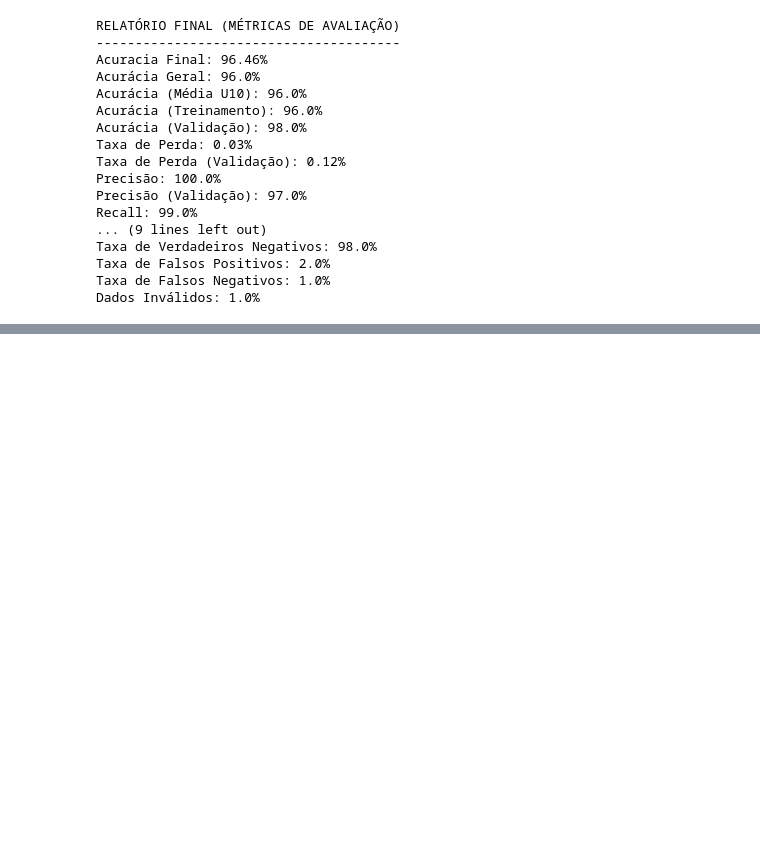
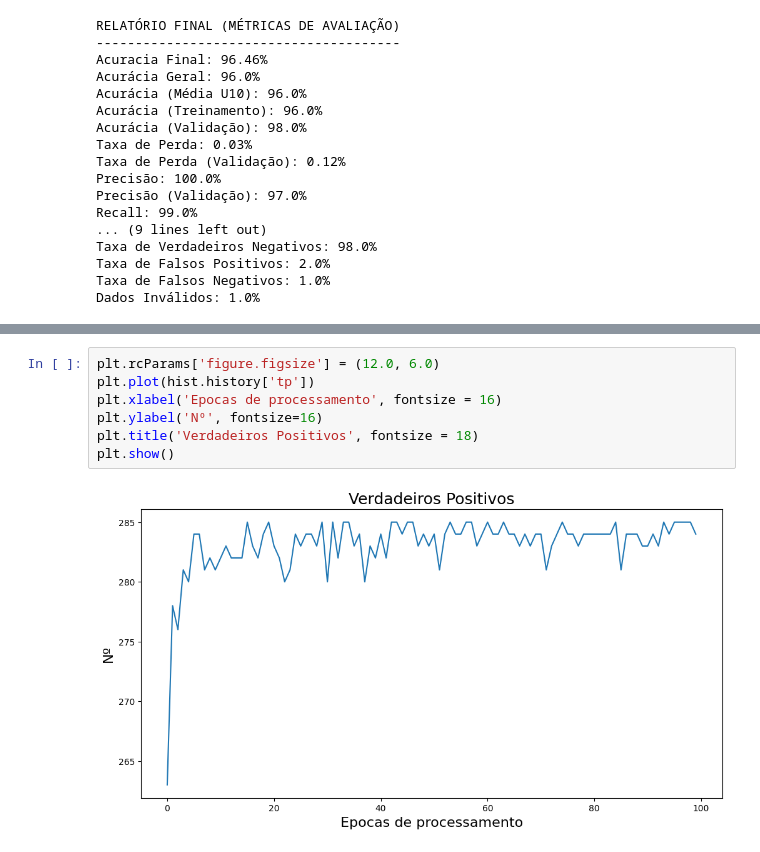
Before and after one commit to wildemberg-sales/ML-Breast-Cancer-Diagnosis, a Jupyter notebook: ML-Breast-Cancer-Diagnosis.ipynb, the cells around one changed output, grey strips where cells are left out. Drawn from its saved outputs; the diff is of its cells as text; blank space fills up the shorter version.

```diff
--- a/ML-Breast-Cancer-Diagnosis.ipynb
+++ b/ML-Breast-Cancer-Diagnosis.ipynb
@@ -897,0 +1248,9 @@ Dados Inválidos: 1.0%
+# %%
+plt.rcParams['figure.figsize'] = (12.0, 6.0)
+plt.plot(hist.history['tp'])
+plt.xlabel('Epocas de processamento', fontsize = 16)
+plt.ylabel('Nº', fontsize=16)
+plt.title('Verdadeiros Positivos', fontsize = 18)
+plt.show()
+# %% [output]
+[figure, added]
```
Also changed, not shown: parts of 28 cells of this notebook.
